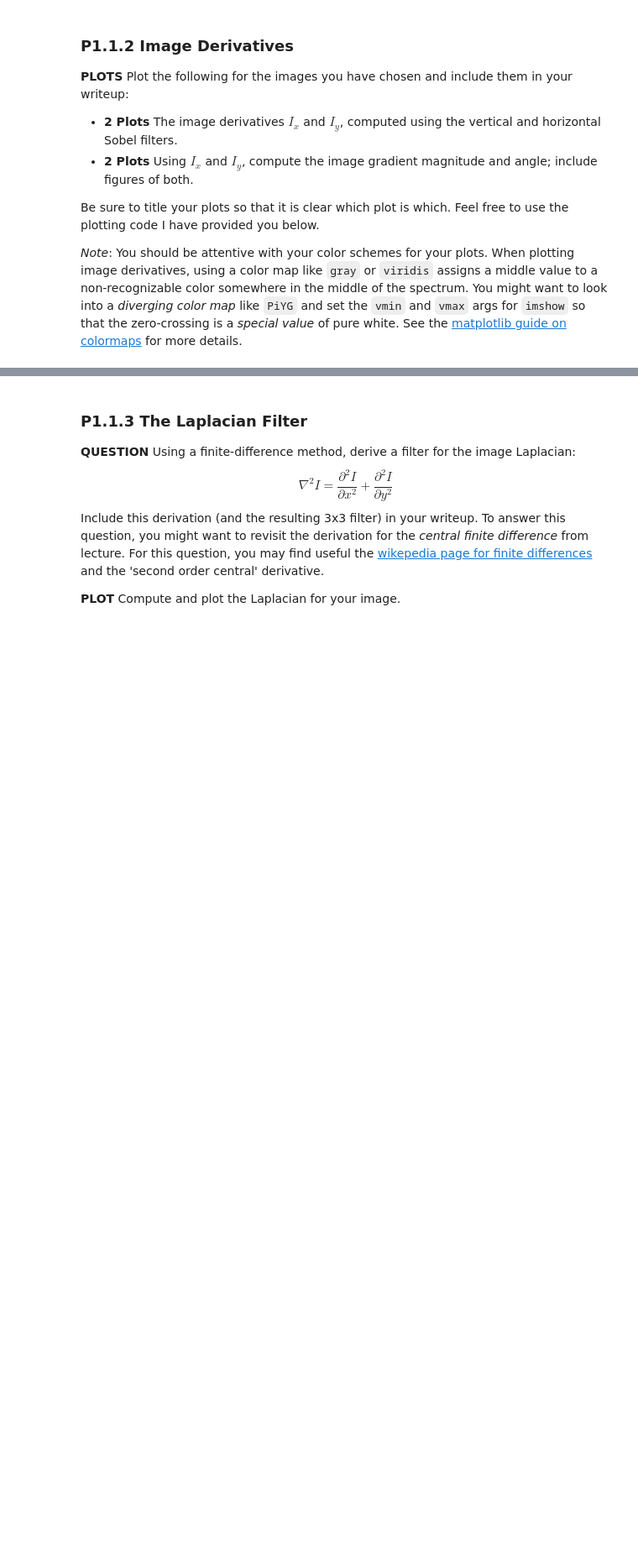
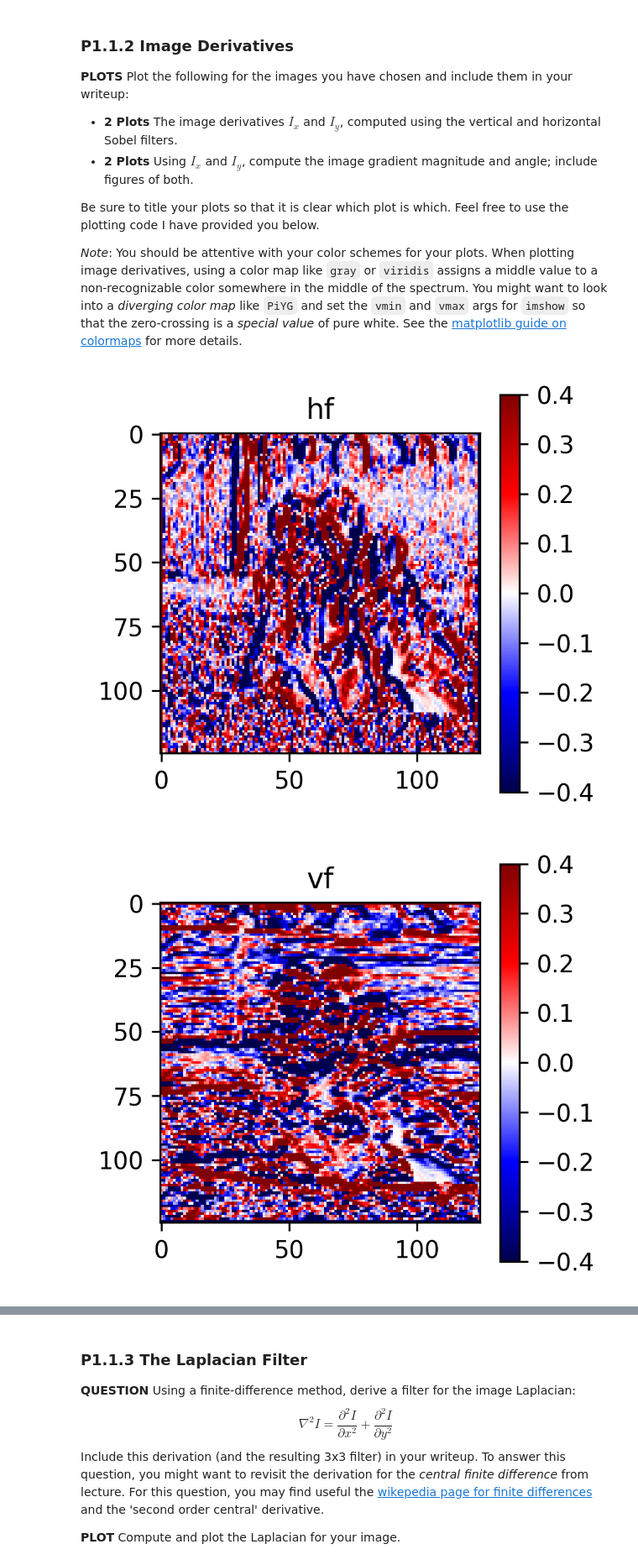
Before and after one commit to MrJoshie333/cs5401, a Jupyter notebook: Assignment 1/P1_convolutions_fourier_resizing.ipynb, the cells around one changed output, grey strips where cells are left out. Shown at 84% size. Cells and saved outputs as stored; diff of their text form; code cells hidden in the pictures; blank space fills up the shorter version.

Commit message:
Problem 1.1.2 and Gradients

```diff
--- a/Assignment 1/P1_convolutions_fourier_resizing.ipynb
+++ b/Assignment 1/P1_convolutions_fourier_resizing.ipynb
@@ -120,3 +146,56 @@ plot_before_after(image, fd, 'fd')
 Be sure to title your plots so that it is clear which plot is which. Feel free to use the plotting code I have provided you below.
 
 *Note*: You should be attentive with your color schemes for your plots. When plotting image derivatives, using a color map like `gray` or `viridis` assigns a middle value to a non-recognizable color somewhere in the middle of the spectrum. You might want to look into a *diverging color map* like `PiYG` and set the `vmin` and `vmax` args for `imshow` so that the zero-crossing is a *special value* of pure white. See the [matplotlib guide on colormaps](https://matplotlib.org/3.3.0/tutorials/colors/colormaps.html) for more details.
+# %%
+image = load_image("Homework 1 image.png")[::4, ::4,
+        0]
+def plot_image(image, filt, title):
+    fig = plt.figure(figsize=(3, 3), dpi=300)
+
+    plt.title("Filter")
+    plt.imshow(scipy.signal.convolve(
+        image, filt, mode='same'), cmap = 'seismic', vmin=-0.4, vmax=0.4)
+    plt.title(title)
+    plt.colorbar()
+    plt.show()
+
+
+hf = [
+    [1, 0, -1],
+    [2, 0, -2],
+    [1, 0, -1]
+]
+vf = [
+    [1, 2, 1],
+    [0, 0, 0],
+    [-1, -2, -1]
+]
+
+plot_image(image, hf, 'hf')
+plot_image(image, vf, 'vf')
+
+
+#Plotting Gradient, Angle, and Amplitude:
+
+Ix = scipy.signal.convolve(
+        image, hf, mode='same')
+Iy= scipy.signal.convolve(
+        image, vf, mode='same')
+
+gradI = np.sqrt((Ix)**2 + (Iy)**2)
+angleI = np.atan2(Ix,Iy)
+
+cmap = 'seismic'
+plt.figure(figsize=(12, 4))
+plt.subplot(1, 2, 1)
+plt.imshow(gradI, cmap="coolwarm")
+plt.title("Gradient Amplitude")
+plt.colorbar()
+plt.subplot(1, 2, 2)
+plt.imshow(angleI, vmin=-5, vmax=5, cmap="twilight")
+plt.colorbar()
+plt.title("Gradient Angle")
+plt.show()
+# %% [output]
+[figure, added]
+[figure, added]
```
Also changed, not shown: parts of 3 cells of this notebook, 6 other files.
